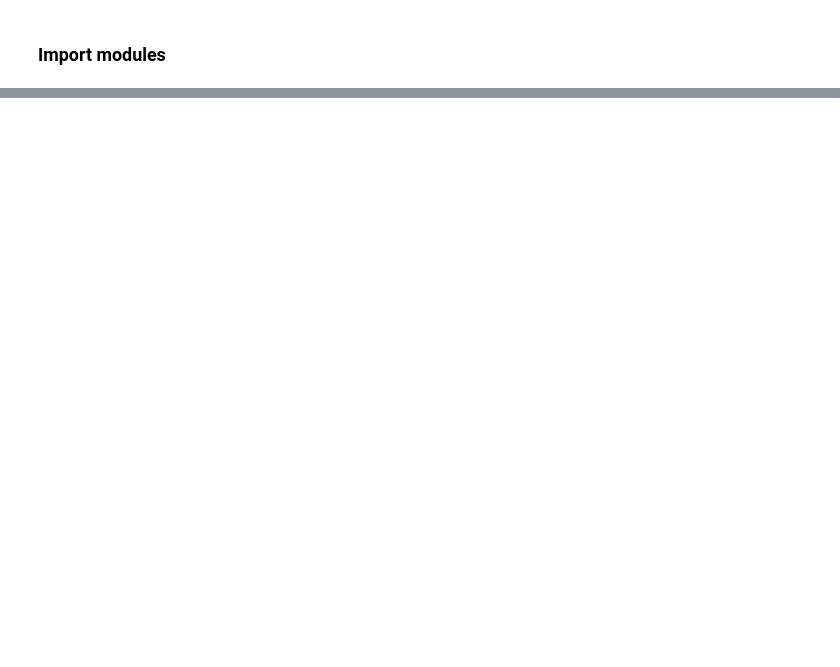
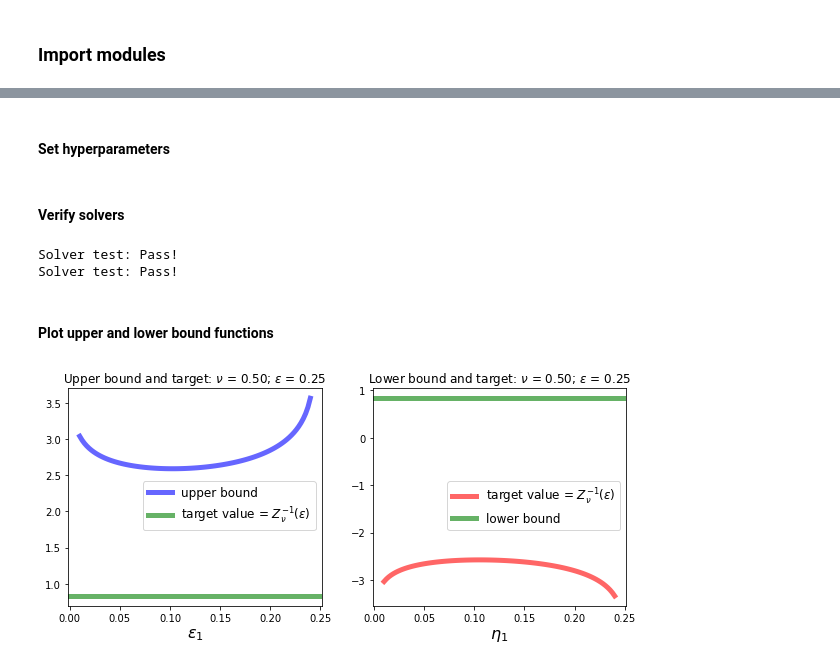
Before and after one commit to briancylui/qit, a Jupyter notebook: rayleigh-normal.ipynb, the cells around one changed output, grey strips where cells are left out. Drawn from its saved outputs; the diff is of its cells as text; code cells hidden in the pictures; blank space fills up the shorter version.

```diff
--- a/rayleigh-normal.ipynb
+++ b/rayleigh-normal.ipynb
@@ -204,0 +399,51 @@ Text(0.5, 1.0, 'Rayleigh-normal distribution functions')
+# %%
+def bound_function(err_1, eps, var, lamb=None):
+    err_2 = (sqrt_error_bound(eps, lamb) - sqrt(err_1))**2
+    multiplier = 1.0 if lamb is None else -1.0
+    return multiplier * (norm.ppf(err_1) + sqrt(var) * norm.ppf(err_2))
+
+def plot_bound_function(num_points, eps, var, lamb=None):
+    upper_bound = sqrt_error_bound(eps, lamb)**2
+    xs = np.linspace(0+1e-2, eps-1e-2, num_points)
+    upper = np.array([bound_function(x, eps, var, lamb) for x in xs if x < upper_bound] + \
+                    [rn.ppf(eps, var) for x in xs if x >= upper_bound])
+    lower = np.array([bound_function(x, eps, var) for x in xs])
+
+    fig, axs = plt.subplots(ncols=2, figsize=(10, 4))
+    upper_curve = axs[0].plot(xs, upper, 'b-', lw=5, alpha=0.6, label='upper bound')
+    target = axs[0].axhline(y=rn.ppf(eps, var), lw=5, alpha=0.6, color='green', label='theoretical value')
+    axs[0].legend([upper_curve, target], labels=['upper bound', r'target value = $Z_\nu^{-1}(\varepsilon)$'], \
+                  loc='upper right', bbox_to_anchor=(1, 0.6), fontsize=12)
+
+    lower_curve = axs[1].plot(xs, lower, 'r-', lw=5, alpha=0.6, label='lower bound')
+    target = axs[1].axhline(y=rn.ppf(eps, var), lw=5, alpha=0.6, color='green', label='theoretical value')
+    axs[1].legend([target, lower_curve], labels=[r'target value = $Z_\nu^{-1}(\varepsilon)$', 'lower bound'], \
+                  loc='upper right', bbox_to_anchor=(1, 0.6), fontsize=12)
+
+    axs[0].set_xlabel(r'$\varepsilon_1$', fontsize=16)
+    axs[1].set_xlabel(r'$\eta_1$', fontsize=16)
+    axs[0].set_title(r'Upper bound and target: $\nu$ = {:.2f}; $\varepsilon$ = {:.2f}'.format(var, eps))
+    axs[1].set_title(r'Lower bound and target: $\nu$ = {:.2f}; $\varepsilon$ = {:.2f}'.format(var, eps))
+
+    plt.savefig('optimizing:var={:.2f};eps={:.2f}.pdf'.format(var, eps))
+# %% [markdown]
+#### Set hyperparameters
+# %%
+var = 0.5
+eps = 0.25
+lamb = 0.99
+num_points = 100
+# %% [markdown]
+#### Verify solvers
+# %%
+verify_lower_bound_solver(var, eps)
+verify_upper_bound_solver(var, eps, lamb)
+# %% [output]
+Solver test: Pass!
+Solver test: Pass!
+# %% [markdown]
+#### Plot upper and lower bound functions
+# %%
+plot_bound_function(num_points, eps, var, lamb)
+# %% [output]
+[figure, added]
```
Also changed, not shown: parts of 27 cells of this notebook.
